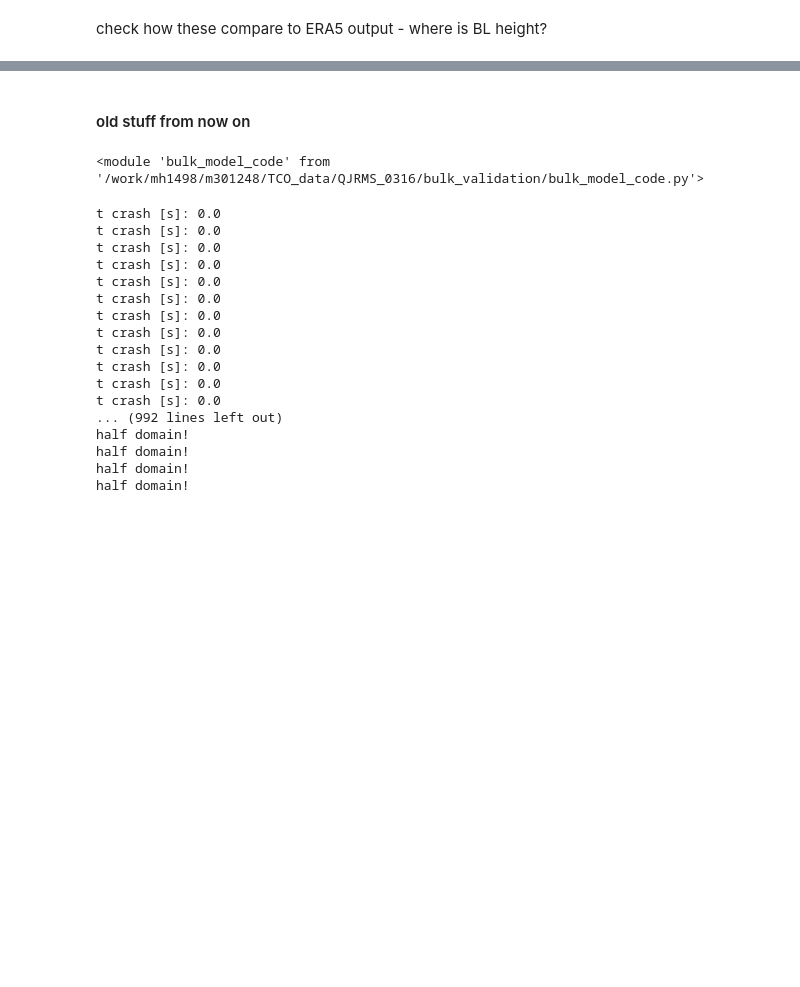
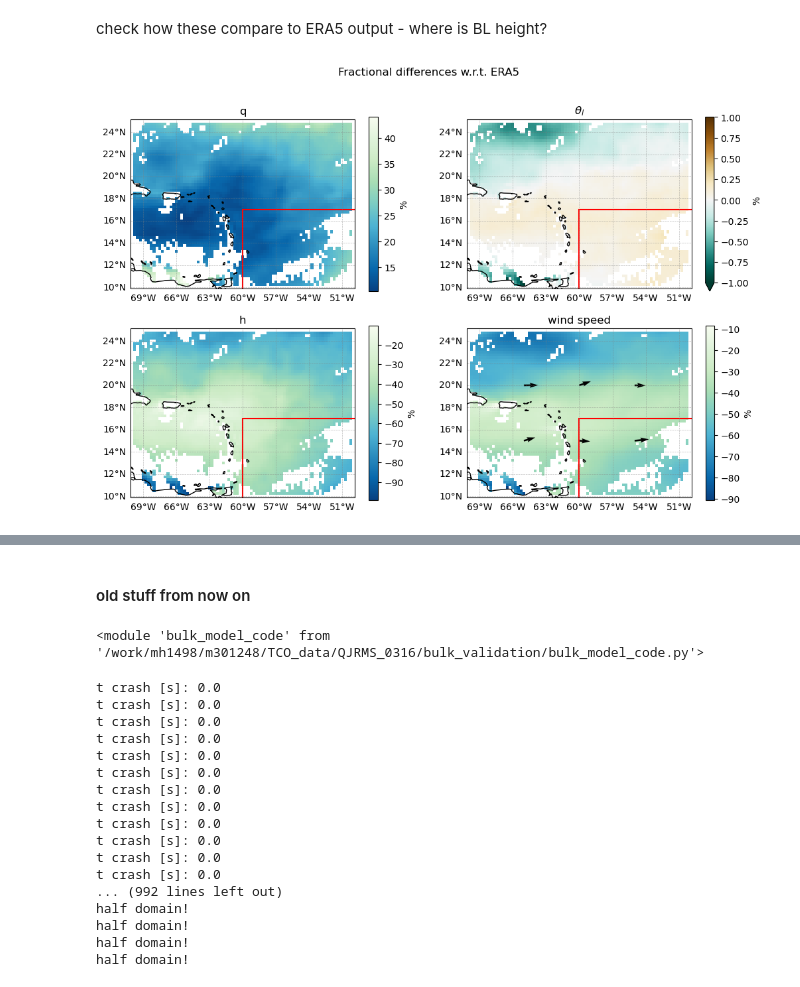
Before and after one commit to meteorologopazzo/QJRMS_0316, a Jupyter notebook: bulk_validation/struct_ERA5 copy.ipynb, the cells around one changed output, grey strips where cells are left out. Saved outputs shown, nothing was run; the diff lists cells and outputs as text; code cells hidden in the pictures; blank space fills up the shorter version.

```diff
--- a/bulk_validation/struct_ERA5 copy.ipynb
+++ b/bulk_validation/struct_ERA5 copy.ipynb
@@ -448,2 +472,82 @@ for x in ax.flatten():
 # %% [markdown]
 check how these compare to ERA5 output - where is BL height?
+# %%
+fig, ax = plt.subplots(2, 2, figsize=(12, 7.5), subplot_kw={'projection': ccrs.PlateCarree()})
+fig.suptitle("Fractional differences w.r.t. ERA5")
+
+
+####### moisture  #######
+q_era5 = ds_air_sub.q.sel(pressure_level=slice(1000,925)).mean(dim="pressure_level")
+p = (100*(q - q_era5)/(q_era5)).plot(ax=ax[0,0] , x="longitude", y="latitude", cmap="GnBu_r")
+p.colorbar.set_label('%')  #(r"$g~kg^{-1}$")
+ax[0,0].set_title("q")
+
+
+######  temperature  ######
+theta_era5 = (ds_air_sub.t*(1000./ds_air_sub.pressure_level)**(0.283)).sel(pressure_level=slice(1000,925)).mean(dim="pressure_level")
+p = (100*(t - theta_era5)/theta_era5).plot(ax=ax[0,1] ,x="longitude", y="latitude", cmap="BrBG_r", vmin=-1, vmax=1.)
+p.colorbar.set_label('%')  #(r"K")
+ax[0,1].set_title(r"$\theta_{l}$")
+
+
+####### ML depth  ######
+p = (100*(h - ds_sst_sub.blh)/ds_sst_sub.blh).plot(ax=ax[1,0] ,x="longitude", y="latitude", cmap="GnBu_r")
+p.colorbar.set_label('%')  #(r"m")
+ax[1,0].set_title(r"h")
+
+
+
+####### wind speed and dir   #########
+u_era5 = ds_air_sub.u.sel(pressure_level=slice(1000,925)).mean(dim="pressure_level")
+v_era5 = ds_air_sub.v.sel(pressure_level=slice(1000,925)).mean(dim="pressure_level")
+wind_era5 = (u_era5**2 + v_era5**2)**(0.5)
+
+p = (100*((u**2+v**2)**0.5 - wind_era5)/wind_era5).plot(ax=ax[1,1] ,x="longitude", y="latitude", cmap="GnBu_r")
+
+step = 20  # plot every 3rd point
+ax[1,1].quiver(
+    u.longitude.values[::step],
+    u.latitude.values[::step],
+    (u - u_era5).values[::step, ::step],
+    (v - v_era5).values[::step, ::step],
+)
+
+p.colorbar.set_label('%')   #(r"$\rm m~s^{-1}$")
+ax[1,1].set_title(r"wind speed")
+
+
+
+
+## add simulation box
+from matplotlib.patches import Rectangle
+lat_min, lon_min = 5, 300
+lat_max, lon_max = 17, 311
+
+for x in ax.flatten():
+    x.add_feature(cfeature.COASTLINE)
+    gl = x.gridlines(draw_labels=True,
+                    linewidth=0.5, color='gray', alpha=0.5, linestyle='--')
+
+    # Turn on labels on bottom and left only
+    gl.top_labels = False
+    gl.right_labels = False
+
+    # Optionally format ticks (degrees + symbols)
+    gl.xformatter = cticker.LongitudeFormatter()
+    gl.yformatter = cticker.LatitudeFormatter()
+
+    x.add_patch(Rectangle(
+        xy=(lon_min, lat_min),          # bottom-left corner (lon, lat)
+        width=lon_max - lon_min,        # 11 degrees
+        height=lat_max - lat_min,       # 12 degrees
+        transform=ccrs.PlateCarree(),
+        linewidth=1.5,
+        edgecolor='red',
+        facecolor='none'                # transparent fill
+    ))
+
+
+    for spine in ['top', 'right']:
+        x.spines[spine].set_visible(False)
+# %% [output]
+[figure, added]
```
Also changed, not shown: parts of 23 cells of this notebook, 2 other files.
